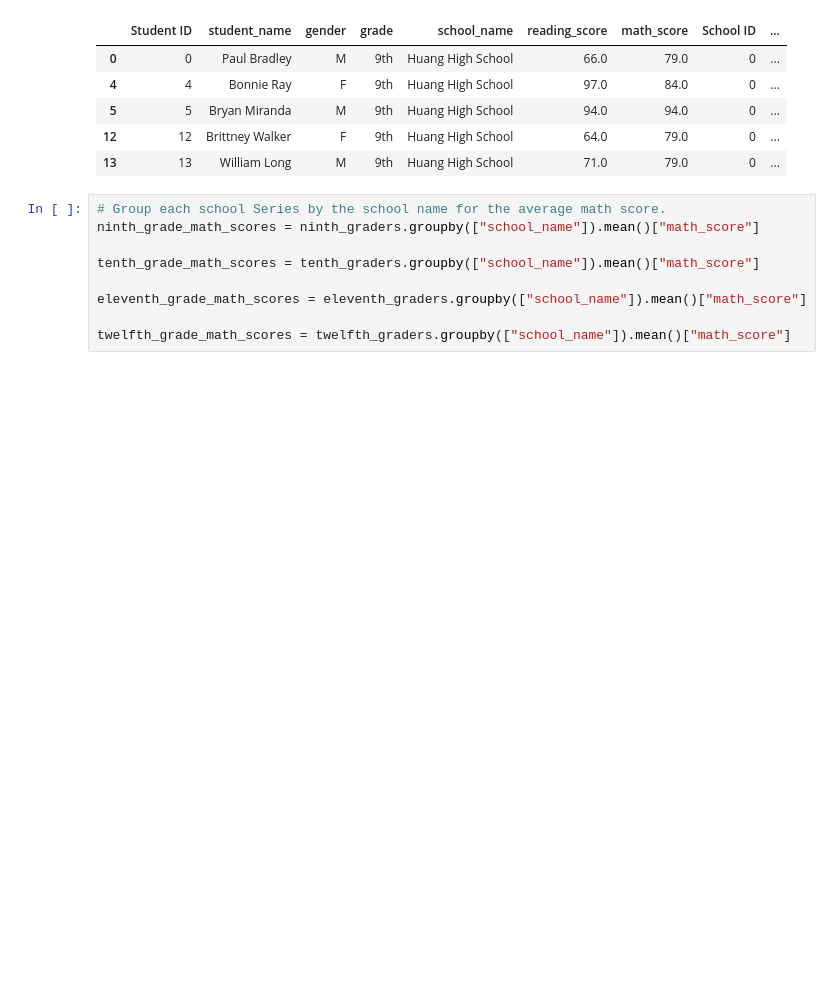
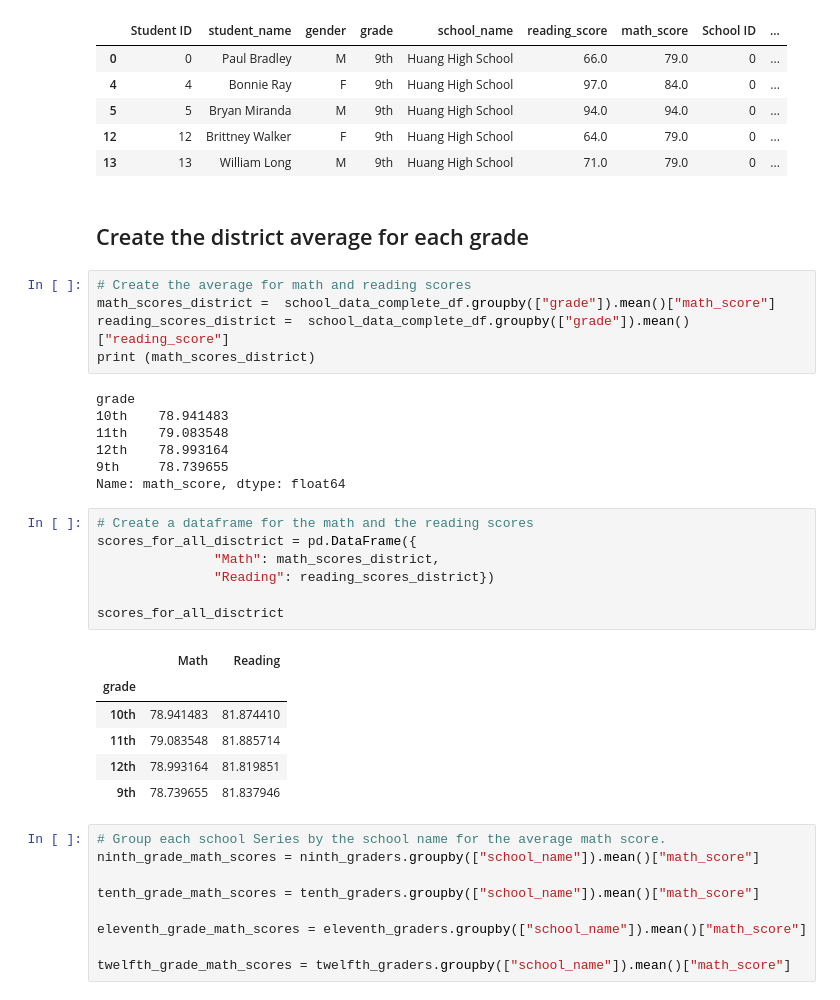
Before and after one commit to lskerrett/School_District_Analysis, a Jupyter notebook: PyCitySchools_Challenge.ipynb, the cells around one changed output. Cells and saved outputs as stored; diff of their text form; blank space fills up the shorter version.

```diff
--- a/PyCitySchools_Challenge.ipynb
+++ b/PyCitySchools_Challenge.ipynb
@@ -789,6 +789,34 @@ ninth_graders.head()
 | 5 | 5 | Bryan Miranda | M | 9th | Huang High School | 94.0 | 94.0 | 0 | ... |
 | 12 | 12 | Brittney Walker | F | 9th | Huang High School | 64.0 | 79.0 | 0 | ... |
 | 13 | 13 | William Long | M | 9th | Huang High School | 71.0 | 79.0 | 0 | ... |
+# %% [markdown]
+## Create the district average for each grade
+# %%
+# Create the average for math and reading scores
+math_scores_district =  school_data_complete_df.groupby(["grade"]).mean()["math_score"]
+reading_scores_district =  school_data_complete_df.groupby(["grade"]).mean()["reading_score"]
+print (math_scores_district)
+# %% [output]
+grade
+10th    78.941483
+11th    79.083548
+12th    78.993164
+9th     78.739655
+Name: math_score, dtype: float64
+# %%
+# Create a dataframe for the math and the reading scores
+scores_for_all_disctrict = pd.DataFrame({
+               "Math": math_scores_district,
+               "Reading": reading_scores_district})
+
+scores_for_all_disctrict
+# %% [output]
+|  | Math | Reading |
+| grade |  |  |
+| 10th | 78.941483 | 81.874410 |
+| 11th | 79.083548 | 81.885714 |
+| 12th | 78.993164 | 81.819851 |
+| 9th | 78.739655 | 81.837946 |
 # %%
 # Group each school Series by the school name for the average math score.
 ninth_grade_math_scores = ninth_graders.groupby(["school_name"]).mean()["math_score"]
```
Also changed, not shown: parts of 2 cells of this notebook, 1 other file.
